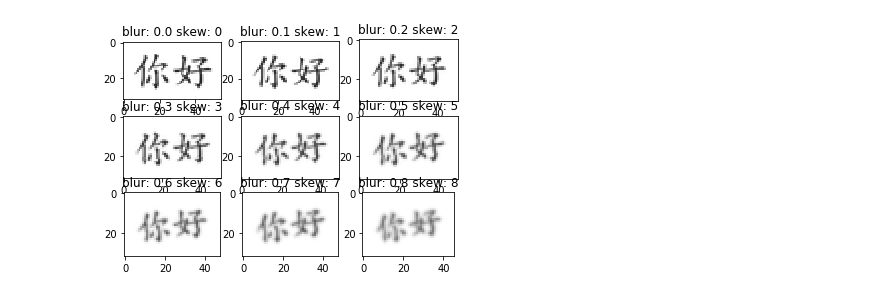
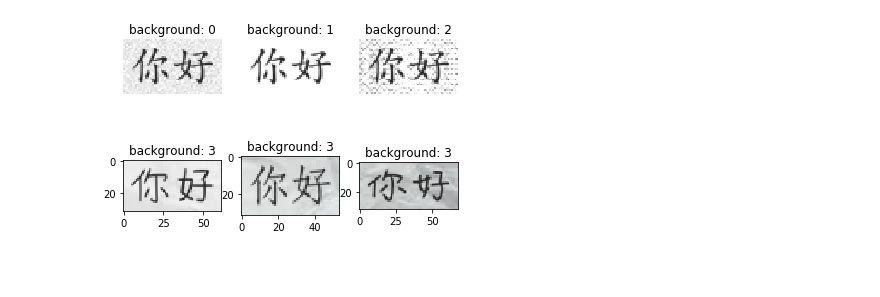
Before and after one commit to RongTouchTouch/TextRecognitionDataGenerator, a Jupyter notebook: GenTextDemo.ipynb, the cells around one changed output. Cells and saved outputs as stored; diff of their text form; code cells hidden in the pictures; blank space fills up the shorter version.

```diff
--- a/GenTextDemo.ipynb
+++ b/GenTextDemo.ipynb
@@ -199,8 +94,31 @@ for r in range(n_):
+# %%
+text = ['你好']*3
+formats = pd.DataFrame({'use_file':[0]*3,'font_id':[1]*3,'text': text, 'background':[0,1,2]})
+imgs = []
+for r in range(len(text)):
+    _, img = gen_text_img(**dict(formats.iloc[r]))
+    img =Image.fromarray(img).convert('RGB')
+    imgs.append(img) # **dict(formats.iloc[r])
+fig, axs = plt.subplots(ncols=3, nrows=1)
+axs = axs.flatten()
+for r, (ax, img) in enumerate(zip(axs, imgs)):
+    ax.axis('off')
+    ax.imshow(img)
+    ax.set_title(f'background: {formats.iloc[r].background}')
+# %% [output]
+[figure, added]
 # %%
-fig, axs = plt.subplots(ncols=3, nrows=3)
+text = ['你好']*3
+formats = pd.DataFrame({'use_file':[0]*3,'text': text, 'background':[3,3,3]})
+imgs = []
+for r in range(len(text)):
+    _, img = gen_text_img(**dict(formats.iloc[r]))
+    img =Image.fromarray(img).convert('RGB')
+    imgs.append(img)
+fig, axs = plt.subplots(ncols=3, nrows=1)
 axs = axs.flatten()
 for r, (ax, img) in enumerate(zip(axs, imgs)):
     ax.imshow(img)
-    ax.set_title(f'blur: {formats.iloc[r].blur} skew: {formats.iloc[r].skew_angle}')
+    ax.set_title(f'background: {formats.iloc[r].background}')
 # %% [output]
-[figure, old version]
+[figure, new version]
```
Also changed, not shown: parts of 17 cells of this notebook, 44 other files.
